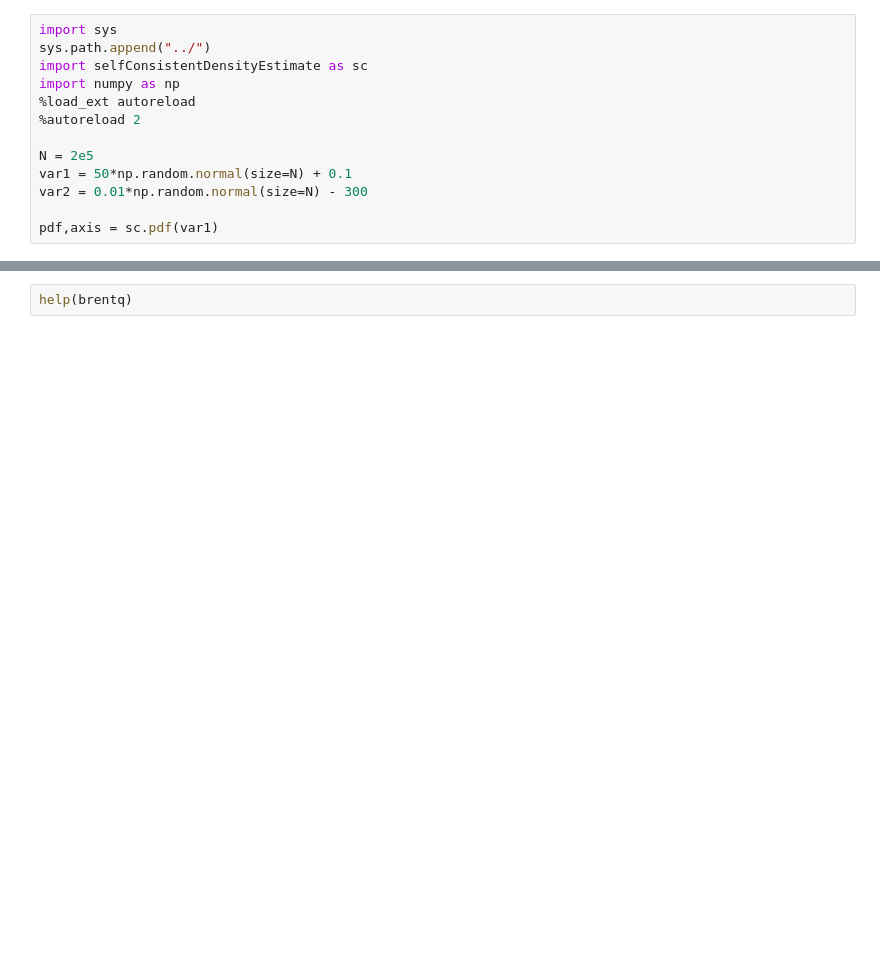
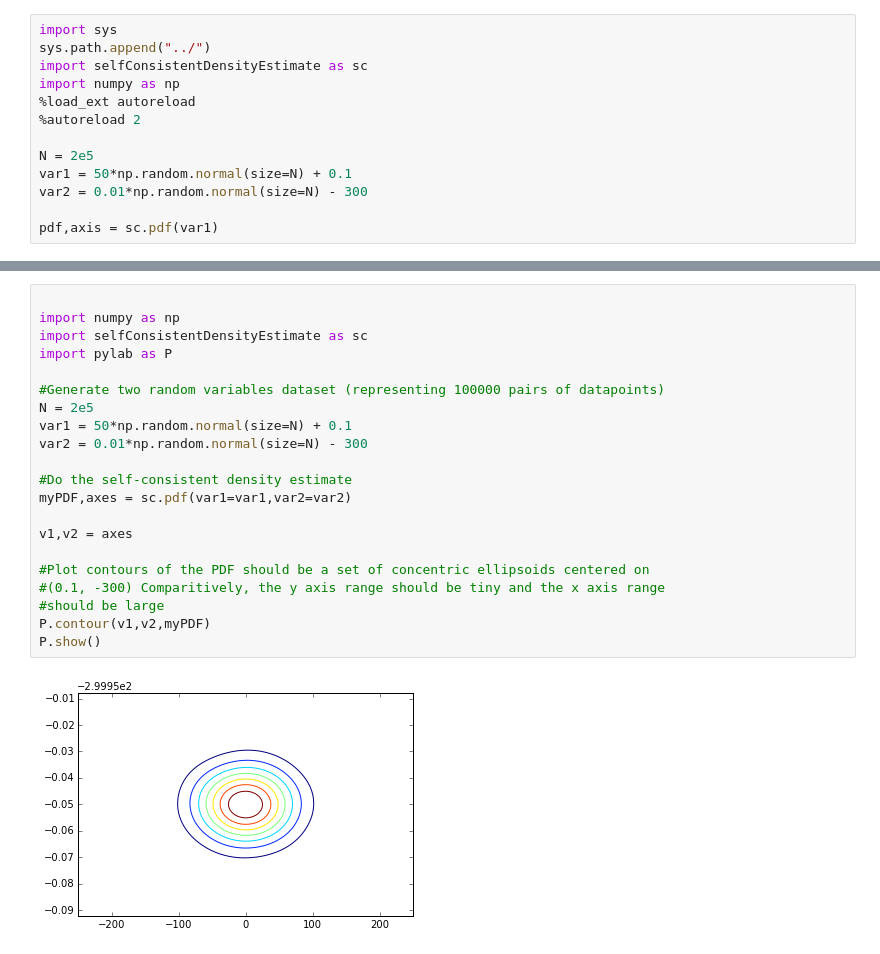
Before and after one commit to LBL-EESA/fastkde, a Jupyter notebook: testing/simple interface testing.ipynb, the cells around one changed output, grey strips where cells are left out. Drawn from its saved outputs; the diff is of its cells as text; blank space fills up the shorter version.

```diff
--- a/testing/simple interface testing.ipynb
+++ b/testing/simple interface testing.ipynb
@@ -51,2 +31,23 @@ sum(pp*dx)
-# %%
-help(brentq)
+# %%
+
+import numpy as np
+import selfConsistentDensityEstimate as sc
+import pylab as P
+
+#Generate two random variables dataset (representing 100000 pairs of datapoints)
+N = 2e5
+var1 = 50*np.random.normal(size=N) + 0.1
+var2 = 0.01*np.random.normal(size=N) - 300
+
+#Do the self-consistent density estimate
+myPDF,axes = sc.pdf(var1=var1,var2=var2)
+
+v1,v2 = axes
+
+#Plot contours of the PDF should be a set of concentric ellipsoids centered on
+#(0.1, -300) Comparitively, the y axis range should be tiny and the x axis range
+#should be large
+P.contour(v1,v2,myPDF)
+P.show()
+# %% [output]
+[figure, added]
```
Also changed, not shown: parts of 8 cells of this notebook, 2 other files.
